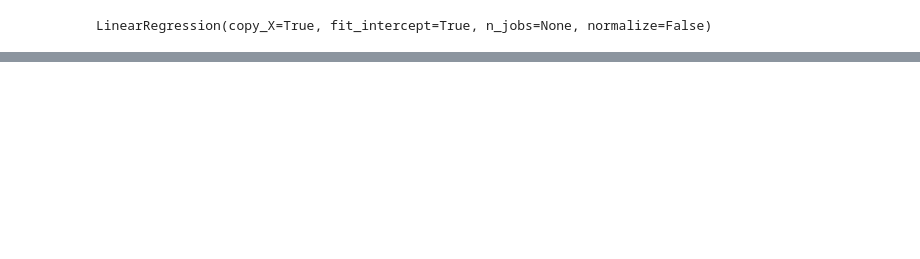
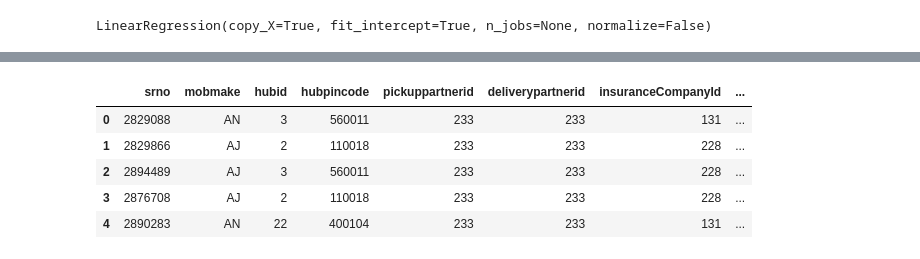
Before and after one commit to anshu789654/ml_algo_assignment, a Jupyter notebook: problem2/solution2.ipynb, the cells around one changed output, grey strips where cells are left out. Saved outputs shown, nothing was run; the diff lists cells and outputs as text; code cells hidden in the pictures; blank space fills up the shorter version.

```diff
--- a/problem2/solution2.ipynb
+++ b/problem2/solution2.ipynb
@@ -138,0 +181,9 @@ np.sqrt(metrics.mean_squared_error(y_pred,y_test))
+# %%
+test.head()
+# %% [output]
+|  | srno | mobmake | hubid | hubpincode | pickuppartnerid | deliverypartnerid | insuranceCompanyId | ... |
+| 0 | 2829088 | AN | 3 | 560011 | 233 | 233 | 131 | ... |
+| 1 | 2829866 | AJ | 2 | 110018 | 233 | 233 | 228 | ... |
+| 2 | 2894489 | AJ | 3 | 560011 | 233 | 233 | 228 | ... |
+| 3 | 2876708 | AJ | 2 | 110018 | 233 | 233 | 228 | ... |
+| 4 | 2890283 | AN | 22 | 400104 | 233 | 233 | 131 | ... |
```
Also changed, not shown: parts of 40 cells of this notebook, 1 other file.
